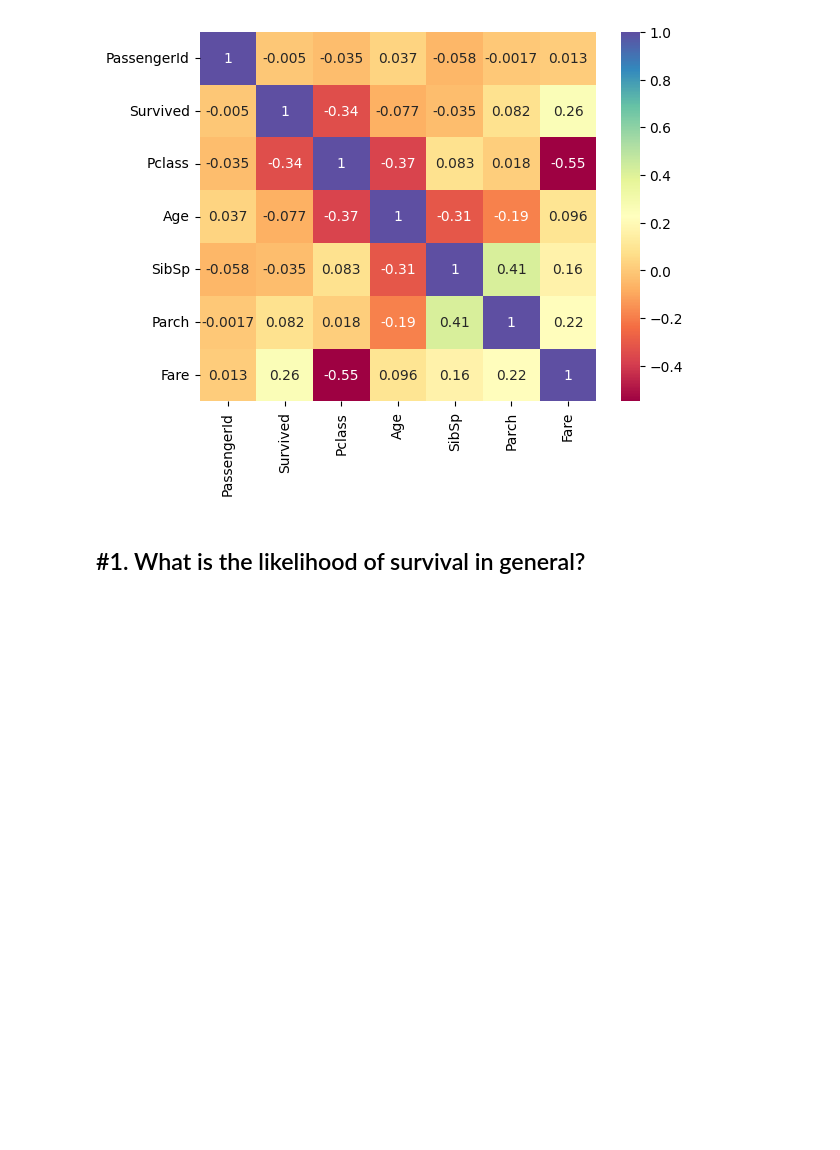
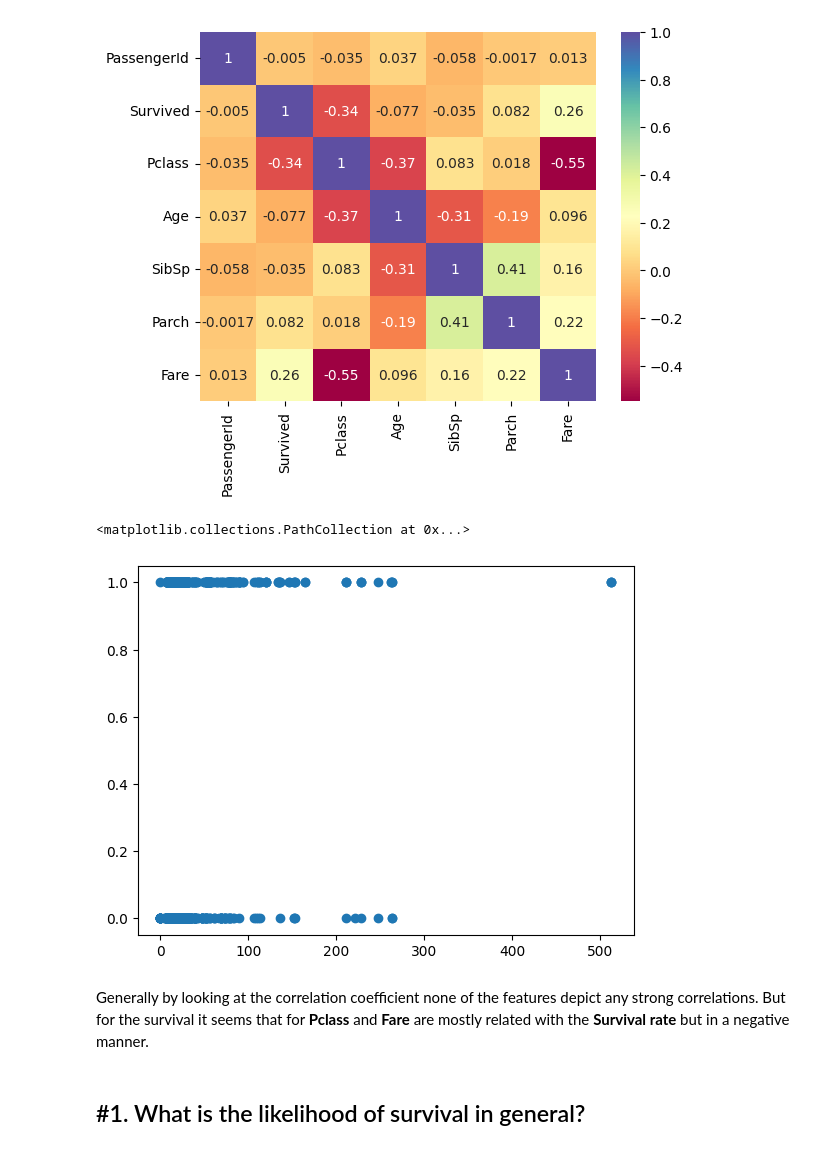
Before and after one commit to thisalmadu/ReDI, a Jupyter notebook: Titanic_Explore.ipynb, the cells around one changed output. Drawn from its saved outputs; the diff is of its cells as text; code cells hidden in the pictures; blank space fills up the shorter version.

```diff
--- a/Titanic_Explore.ipynb
+++ b/Titanic_Explore.ipynb
@@ -144,3 +123,10 @@ sns.heatmap(corr, annot = True, cmap="Spectral")
 plt.show()
 # %% [output]
 [figure]
+# %%
+plt.scatter(df['Fare'],df['Survived'])
+# %% [output]
+<matplotlib.collections.PathCollection at 0x...>
+[figure, added]
+# %% [markdown]
+Generally by looking at the correlation coefficient none of the features depict any strong correlations. But for the survival it seems that for **Pclass** and **Fare** are mostly related with the **Survival rate** but in a negative manner.
```
Also changed, not shown: parts of 5 cells of this notebook.
